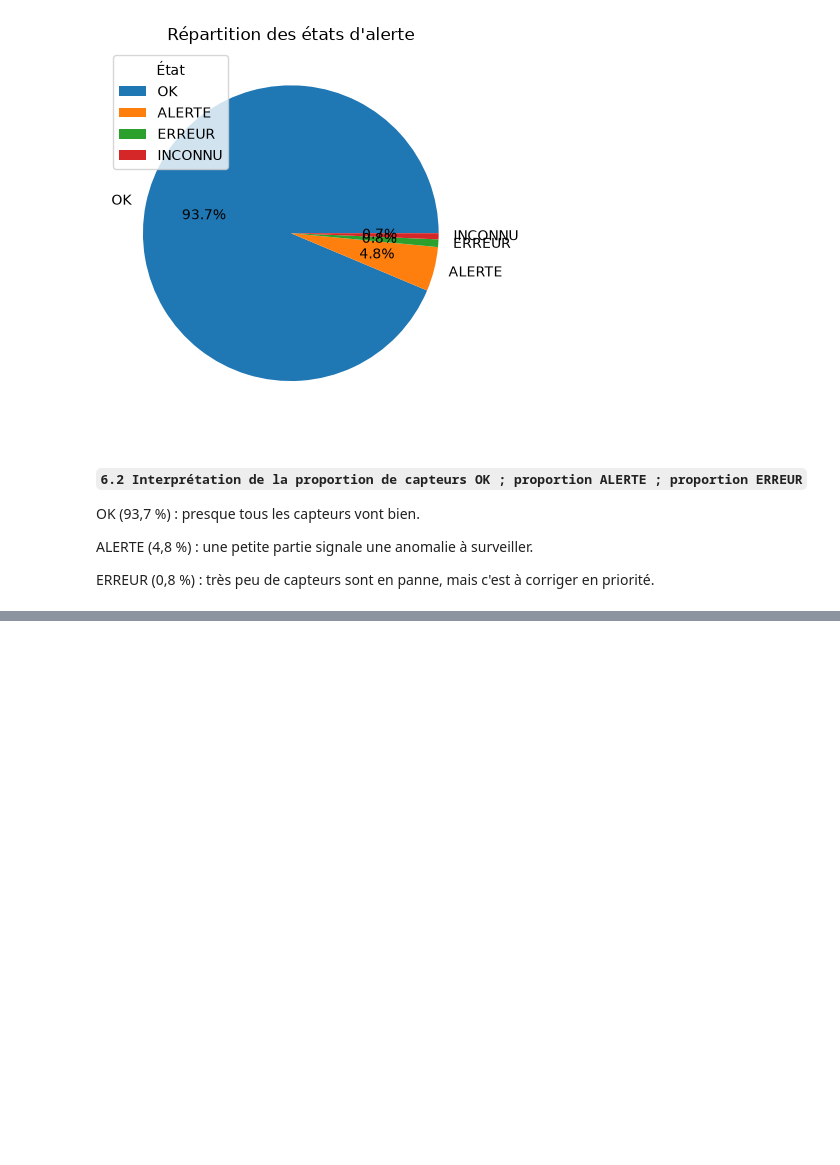
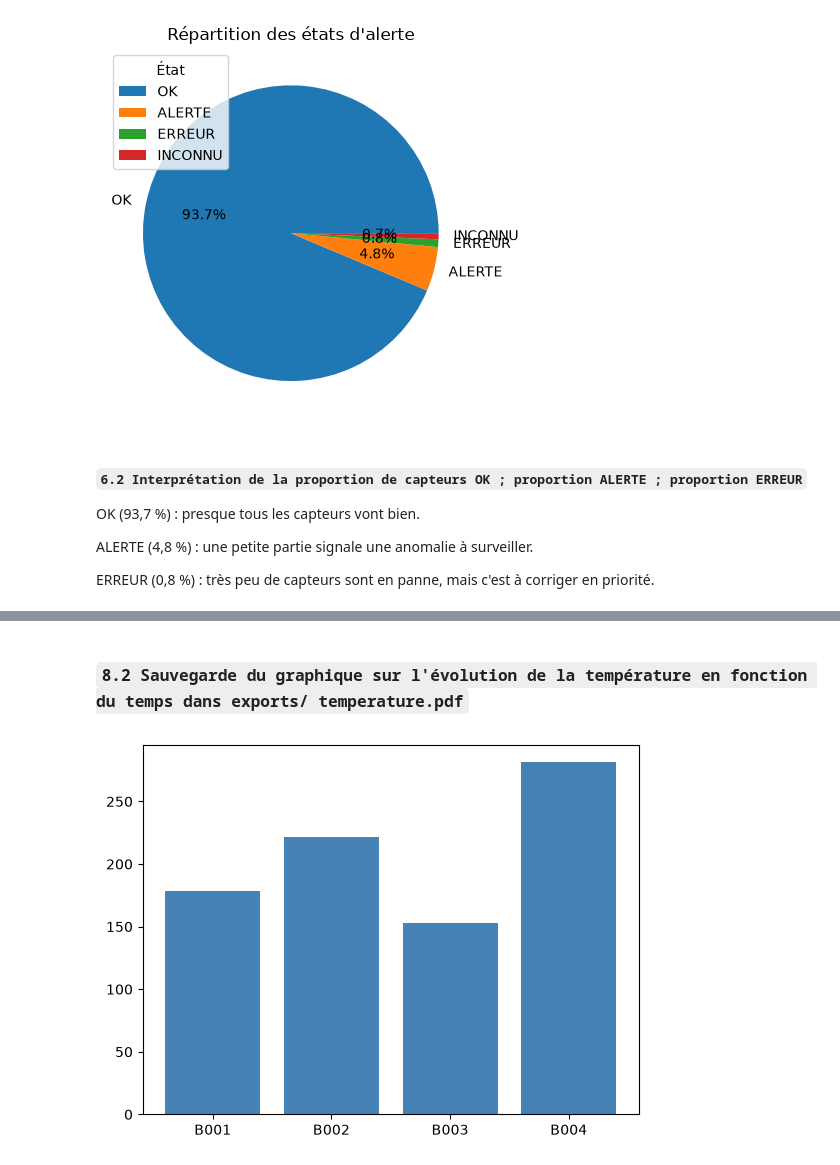
Before and after one commit to Alassanee/atelier_matplotlib_iot, a Jupyter notebook: notebook/atelier_matplotlib_iot.ipynb, the cells around one changed output, grey strips where cells are left out. Cells and saved outputs as stored; diff of their text form; code cells hidden in the pictures; blank space fills up the shorter version.

```diff
--- a/notebook/atelier_matplotlib_iot.ipynb
+++ b/notebook/atelier_matplotlib_iot.ipynb
@@ -272,0 +287,12 @@ ERREUR (0,8 %) : très peu de capteurs sont en panne, mais c'est à corriger en
+# %% [markdown]
+### `8.2 Sauvegarde du graphique sur l'évolution de la température en fonction du temps dans exports/ temperature.pdf`
+# %%
+plt.bar(consommation_batiment.index, consommation_batiment.values, color="steelblue")
+ax.set_xlabel("Batiments")
+ax.set_ylabel("Consommation")
+ax.set_title("Consommation moyenne par batiment")
+
+plt.savefig("../exports/temperature.pdf", dpi=300, bbox_inches="tight")
+plt.show()
+# %% [output]
+[figure, added]
```
Also changed, not shown: parts of 3 cells of this notebook, 2 other files.
